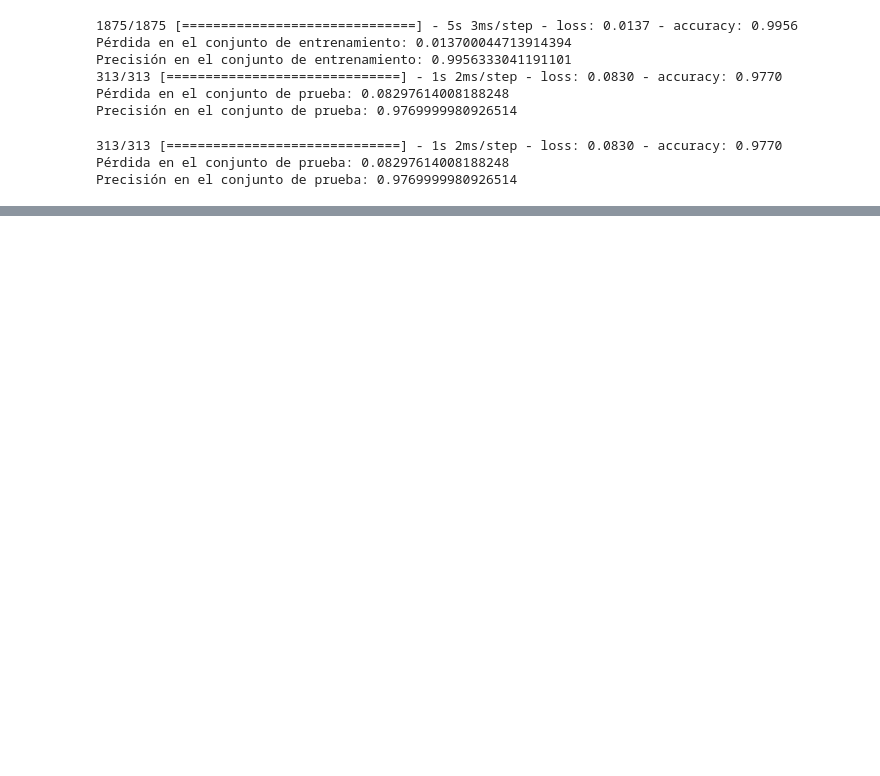
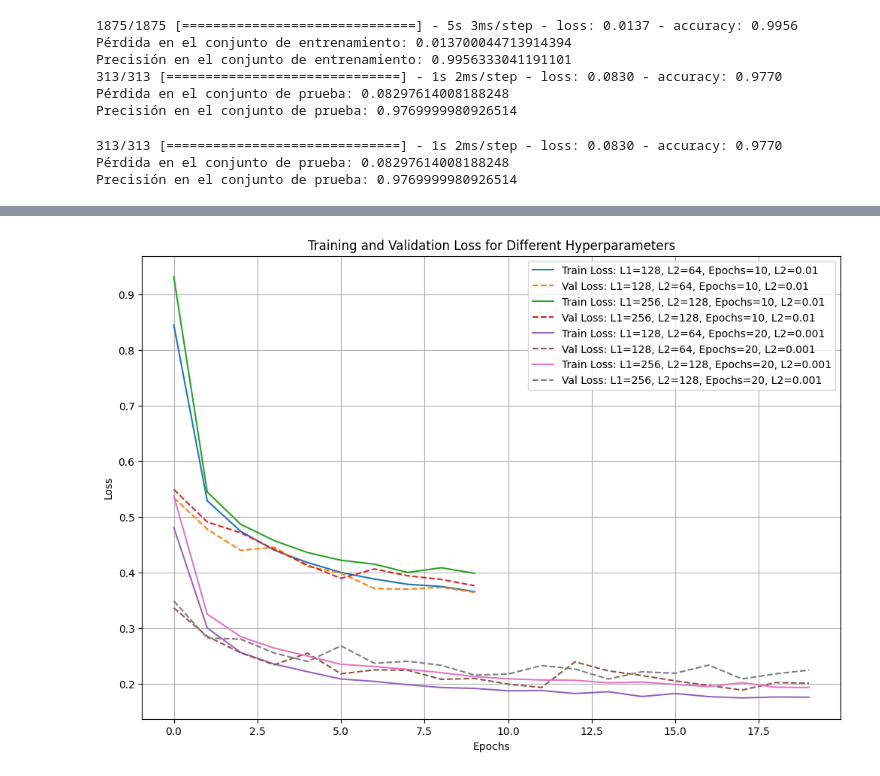
Before and after one commit to damianunriza1/talento_tech, a Jupyter notebook: TextosManuscritos.ipynb, the cells around one changed output, grey strips where cells are left out. Drawn from its saved outputs; the diff is of its cells as text; code cells hidden in the pictures; blank space fills up the shorter version.

```diff
--- a/TextosManuscritos.ipynb
+++ b/TextosManuscritos.ipynb
@@ -125,0 +459,88 @@ Precisión en el conjunto de prueba: 0.9769999980926514
+# %%
+import keras
+import numpy as np
+import matplotlib.pyplot as plt
+import pandas as pd
+from sklearn.model_selection import train_test_split
+from sklearn.metrics import confusion_matrix, ConfusionMatrixDisplay
+
+# Cargar el conjunto de datos MNIST
+mnist = keras.datasets.mnist
+(training_images, training_labels), (test_images, test_labels) = mnist.load_data()
+
+# Normalizar los valores de píxeles del tren y prueba las imágenes.
+training_images = training_images / 255.0
+test_images = test_images / 255.0
+
+# Separar datos de entrenamiento en entrenamiento y validación
+train_images, val_images, train_labels, val_labels = train_test_split(training_images, training_labels, test_size=0.2, random_state=42)
+
+# Función para construir, compilar y entrenar el modelo con hiperparámetros específicos
+def train_and_evaluate_model(layer1_size, layer2_size, epochs, l2_reg):
+    # Construir el modelo de clasificación
+    model = keras.models.Sequential([
+        keras.layers.Flatten(input_shape=(28, 28)),
+        keras.layers.Dense(layer1_size, activation='tanh', kernel_regularizer=keras.regularizers.l2(l2_reg)),
+        keras.layers.Dense(layer2_size, activation='tanh', kernel_regularizer=keras.regularizers.l2(l2_reg)),
+        keras.layers.Dense(10, activation='softmax')
+    ])
+
+    # Compilar el modelo
+    model.compile(optimizer='adam',
+                  loss='sparse_categorical_crossentropy',
+                  metrics=['accuracy'])
+
+    # Entrenar el modelo con datos de entrenamiento y validación
+    history = model.fit(train_images, train_labels, epochs=epochs, validation_data=(val_images, val_labels), verbose=0)
+
+    # Crear DataFrame a partir del historial
+    history_df = pd.DataFrame(history.history)
+
+    # Evaluar el modelo en el conjunto de prueba
+    test_loss, test_accuracy = model.evaluate(test_images, test_labels, verbose=0)
+
+    # Predecir etiquetas para el conjunto de prueba
+    test_predictions = model.predict(test_images)
+    test_predictions_labels = np.argmax(test_predictions, axis=1)
+
+    # Calcular la matriz de confusión
+    conf_matrix = confusion_matrix(test_labels, test_predictions_labels)
+
+    return history_df, conf_matrix
+
+# Diferentes configuraciones de hiperparámetros para probar
+hyperparameters = [
+    {'layer1_size': 128, 'layer2_size': 64, 'epochs': 10, 'l2_reg': 0.01},
+    {'layer1_size': 256, 'layer2_size': 128, 'epochs': 10, 'l2_reg': 0.01},
+    {'layer1_size': 128, 'layer2_size': 64, 'epochs': 20, 'l2_reg': 0.001},
+    {'layer1_size': 256, 'layer2_size': 128, 'epochs': 20, 'l2_reg': 0.001}
+]
+
+# Graficar los resultados
+plt.figure(figsize=(12, 8))
+
+for params in hyperparameters:
+    history_df, conf_matrix = train_and_evaluate_model(params['layer1_size'], params['layer2_size'], params['epochs'], params['l2_reg'])
+    plt.plot(history_df['loss'], label=f"Train Loss: L1={params['layer1_size']}, L2={params['layer2_size']}, Epochs={params['epochs']}, L2={params['l2_reg']}")
+    plt.plot(history_df['val_loss'], label=f"Val Loss: L1={params['layer1_size']}, L2={params['layer2_size']}, Epochs={params['epochs']}, L2={params['l2_reg']}", linestyle='dashed')
+
+plt.title('Training and Validation Loss for Different Hyperparameters')
+plt.xlabel('Epochs')
+plt.ylabel('Loss')
+plt.legend()
+plt.grid(True)
+plt.show()
+
+# Mostrar las matrices de confusión
+fig, axes = plt.subplots(2, 2, figsize=(15, 10))
+axes = axes.ravel()
+
+for i, params in enumerate(hyperparameters):
+    _, conf_matrix = train_and_evaluate_model(params['layer1_size'], params['layer2_size'], params['epochs'], params['l2_reg'])
+    disp = ConfusionMatrixDisplay(confusion_matrix=conf_matrix, display_labels=np.arange(10))
+    disp.plot(ax=axes[i])
+    axes[i].set_title(f"L1={params['layer1_size']}, L2={params['layer2_size']}, Epochs={params['epochs']}, L2={params['l2_reg']}")
+
+plt.tight_layout()
+plt.show()
+# %% [output]
@@ -125,0 +551 @@ Precisión en el conjunto de prueba: 0.9769999980926514
+[figure, added]
```
Also changed, not shown: parts of 9 cells of this notebook.
